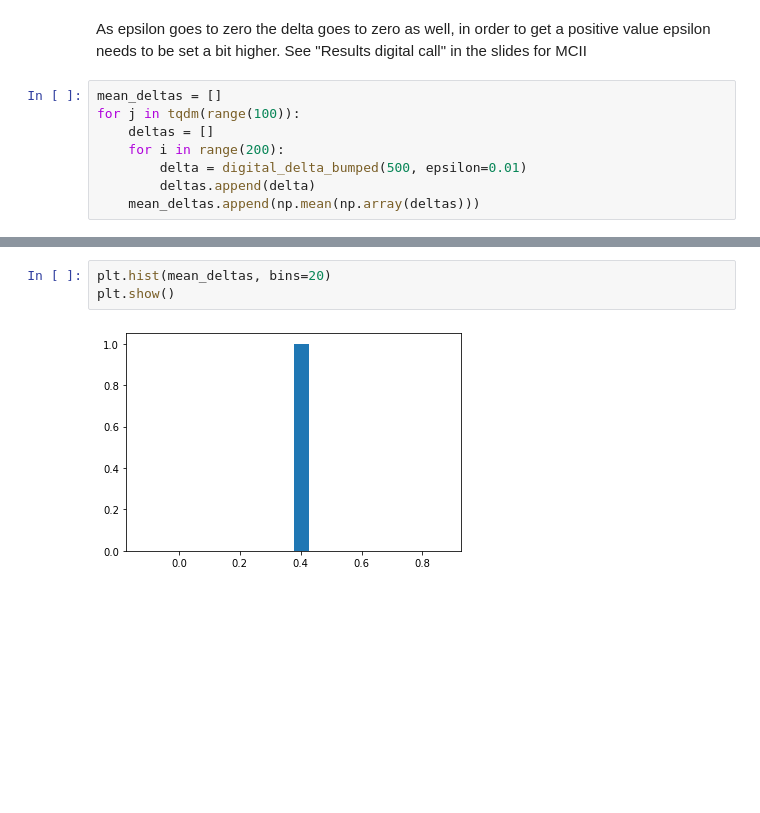
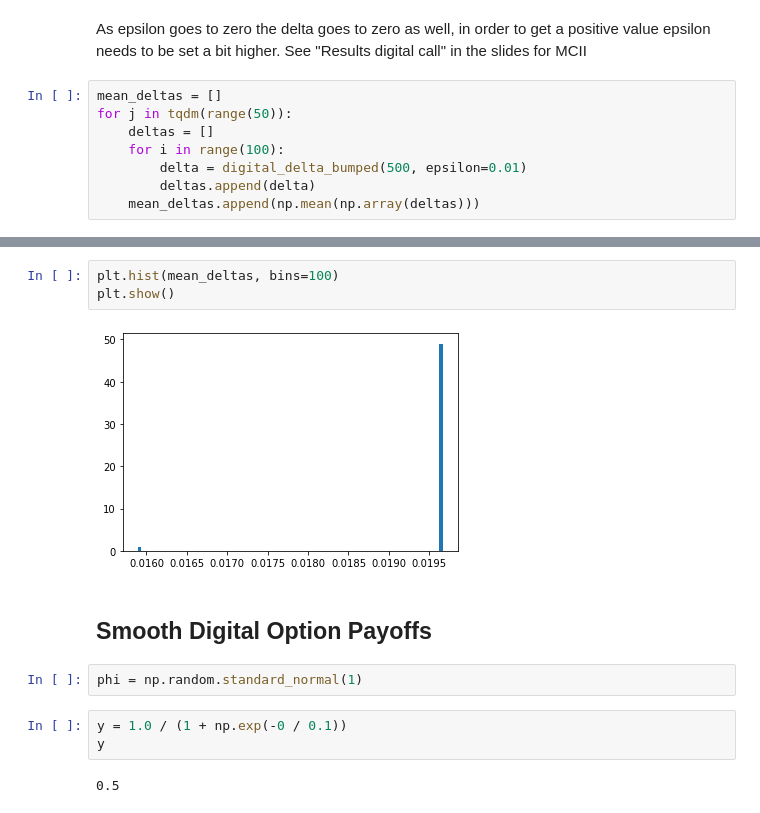
Before and after one commit to DaanMoll/ComputationalFinance, a Jupyter notebook: digital_option.ipynb, the cells around one changed output, grey strips where cells are left out. Cells and saved outputs as stored; diff of their text form; blank space fills up the shorter version.

```diff
--- a/digital_option.ipynb
+++ b/digital_option.ipynb
@@ -138,9 +133,9 @@ test
 As epsilon goes to zero the delta goes to zero as well, in order to get a positive value epsilon needs to be set a bit higher. See "Results digital call" in the slides for MCII
 # %%
 mean_deltas = []
-for j in tqdm(range(100)):
+for j in tqdm(range(50)):
     deltas = []
-    for i in range(200):
+    for i in range(100):
         delta = digital_delta_bumped(500, epsilon=0.01)
         deltas.append(delta)
     mean_deltas.append(np.mean(np.array(deltas)))
@@ -153,5 +148,14 @@ Delta variance likelihood: 0.0
 # %%
-plt.hist(mean_deltas, bins=20)
+plt.hist(mean_deltas, bins=100)
 plt.show()
 # %% [output]
-[figure, old version]
+[figure, new version]
+# %% [markdown]
+## Smooth Digital Option Payoffs
+# %%
+phi = np.random.standard_normal(1)
+# %%
+y = 1.0 / (1 + np.exp(-0 / 0.1))
+y
+# %% [output]
+0.5
```
Also changed, not shown: parts of 4 cells of this notebook.
